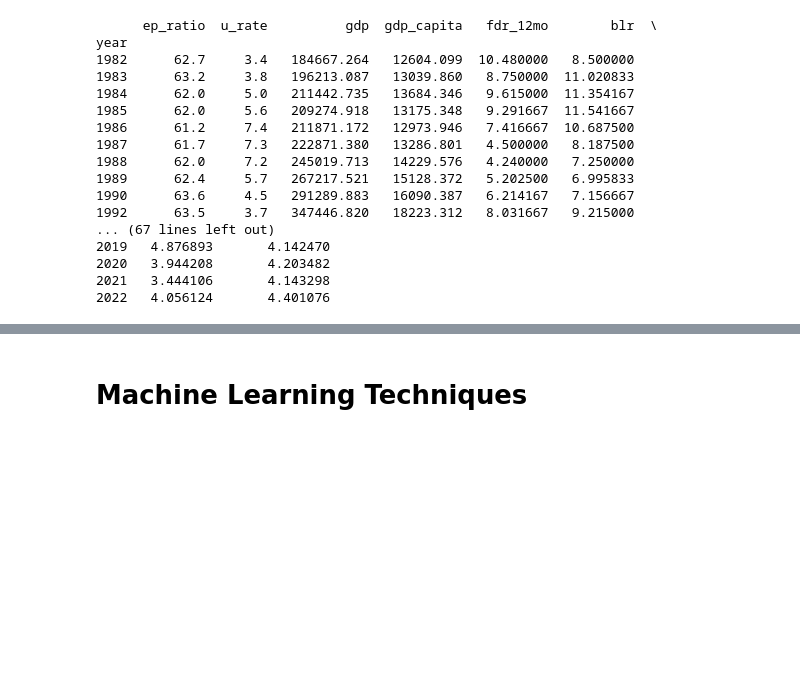
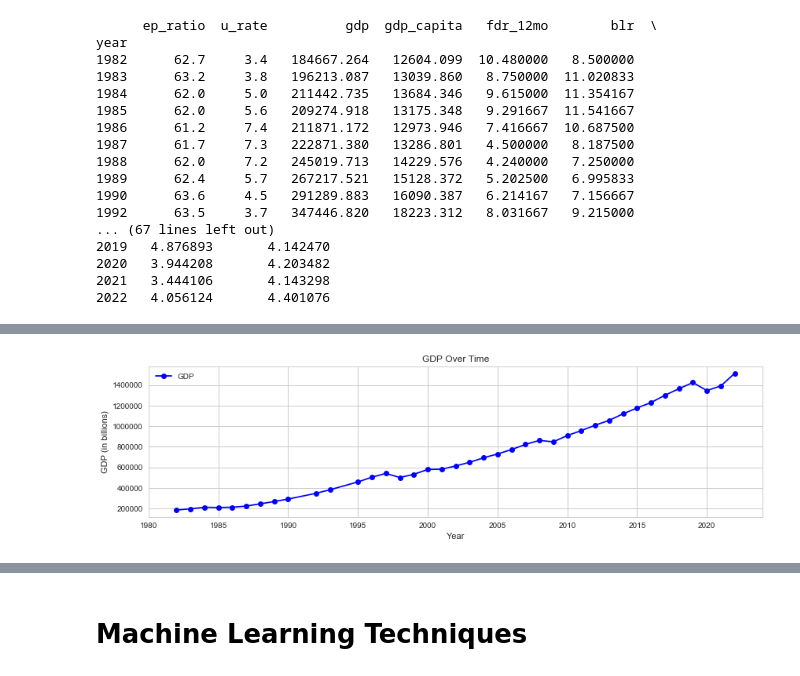
Before and after one commit to KohJJ820/MLIsFun, a Jupyter notebook: 5_Project/5_Project.ipynb, the cells around one changed output, grey strips where cells are left out. Drawn from its saved outputs; the diff is of its cells as text; code cells hidden in the pictures; blank space fills up the shorter version.

Commit message:
Data Visualizations

```diff
--- a/5_Project/5_Project.ipynb
+++ b/5_Project/5_Project.ipynb
@@ -280,0 +286,6 @@ year
+# %%
+# Load the dataset
+df = pd.read_csv('datasets/dataset.csv', index_col='year')
+
+# Display the first few rows of the dataset
+print(df.head())
@@ -280,0 +348,16 @@ year
+# %%
+# Set the style for the plots
+sns.set(style="whitegrid")
+
+# Plotting the GDP over time
+plt.figure(figsize=(14, 12))
+
+plt.subplot(3, 1, 1)
+plt.plot(df.index, df['gdp'], label='GDP', color='b', marker='o')
+plt.xlabel('Year')
+plt.ylabel('GDP (in billions)')
+plt.title('GDP Over Time')
+plt.legend()
+plt.grid(True)
+# %% [output]
+[figure, added]
```
Also changed, not shown: parts of 24 cells of this notebook, 2 other files.
